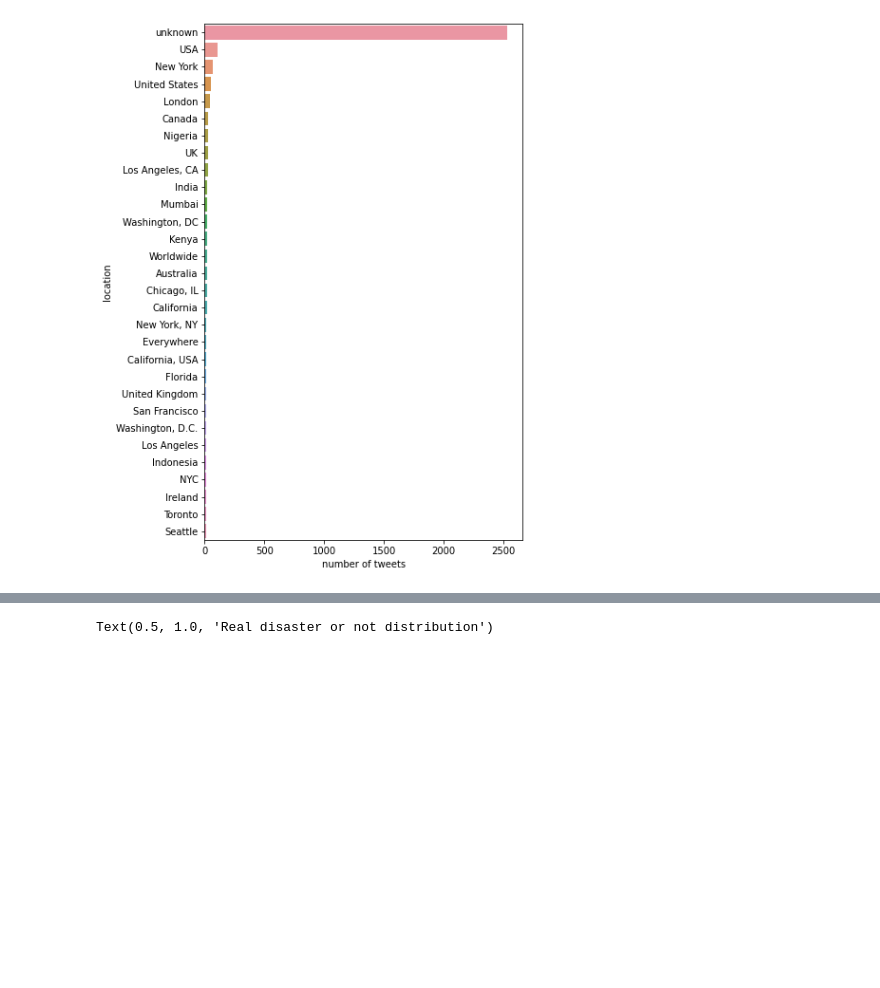
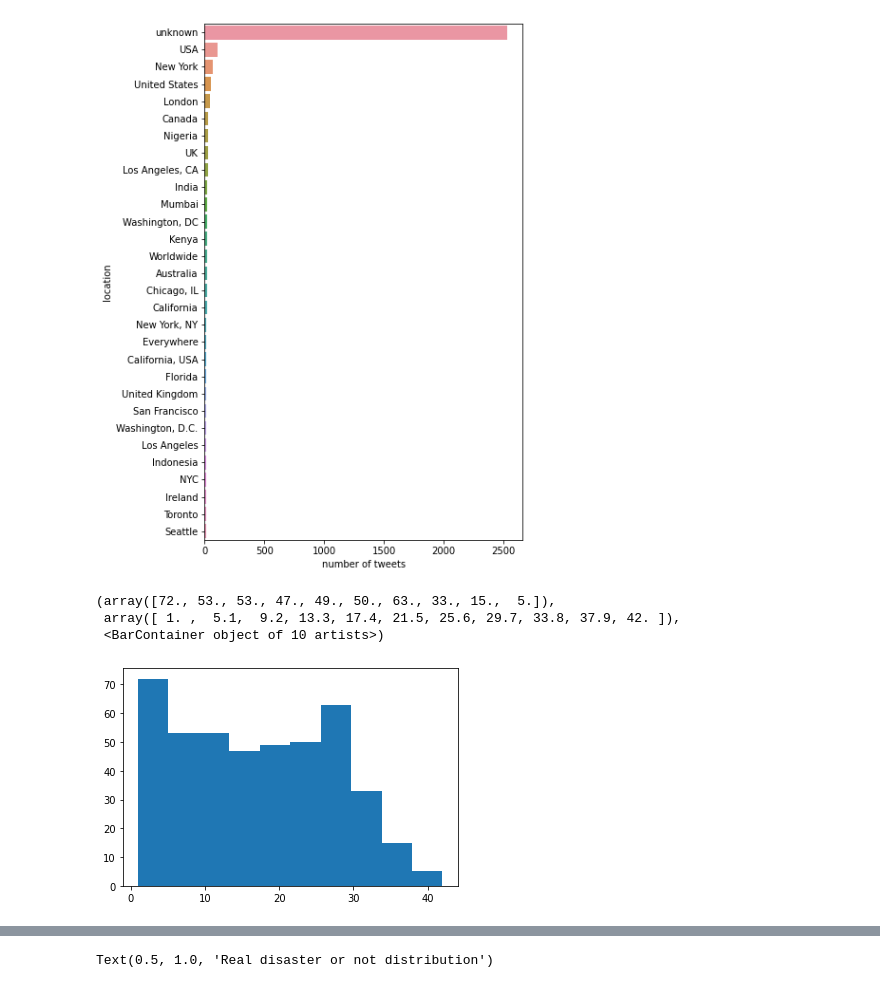
Before and after one commit to SINAABBASI/bertTweetClassification, a Jupyter notebook: main.ipynb, the cells around one changed output, grey strips where cells are left out. Saved outputs shown, nothing was run; the diff lists cells and outputs as text; code cells hidden in the pictures; blank space fills up the shorter version.

Commit message:
target keyword dist

```diff
--- a/main.ipynb
+++ b/main.ipynb
@@ -49,3 +49,11 @@ sns.barplot(x = top30_loc, y = top30_loc.index);
 plt.xlabel('number of tweets');
 # %% [output]
 [figure]
+# %%
+temp = df_train.groupby(['target','keyword']).keyword.count()
+plt.hist(temp.values)
+# %% [output]
+(array([72., 53., 53., 47., 49., 50., 63., 33., 15.,  5.]),
+ array([ 1. ,  5.1,  9.2, 13.3, 17.4, 21.5, 25.6, 29.7, 33.8, 37.9, 42. ]),
+ <BarContainer object of 10 artists>)
+[figure, added]
```
Also changed, not shown: parts of 3 cells of this notebook.
